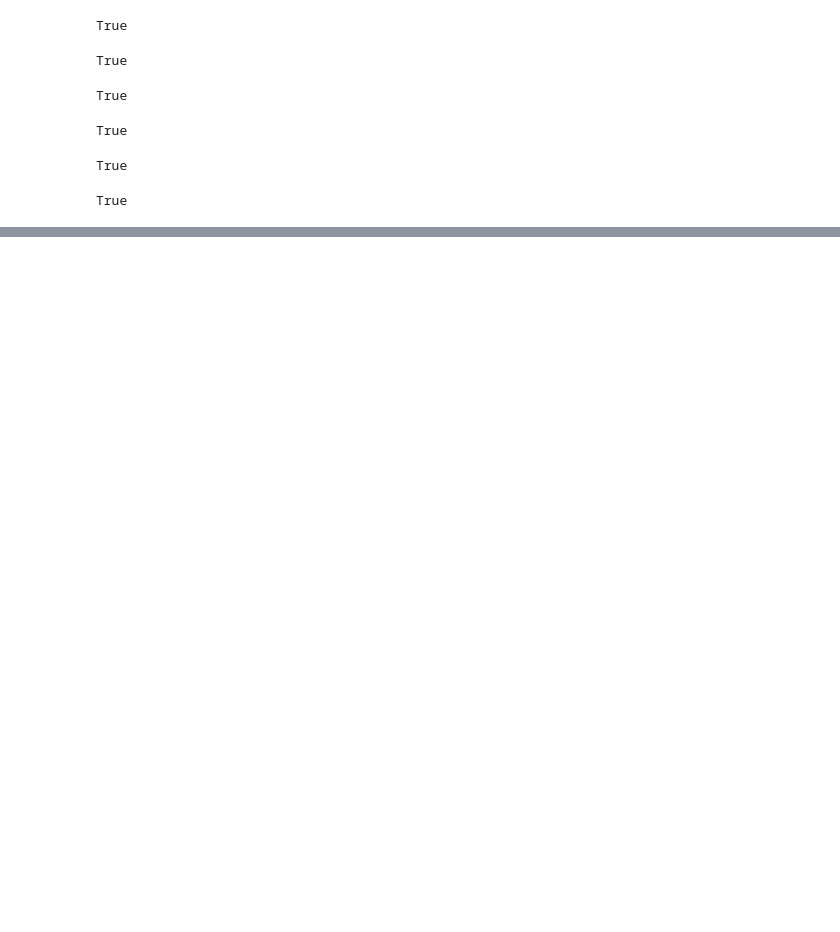
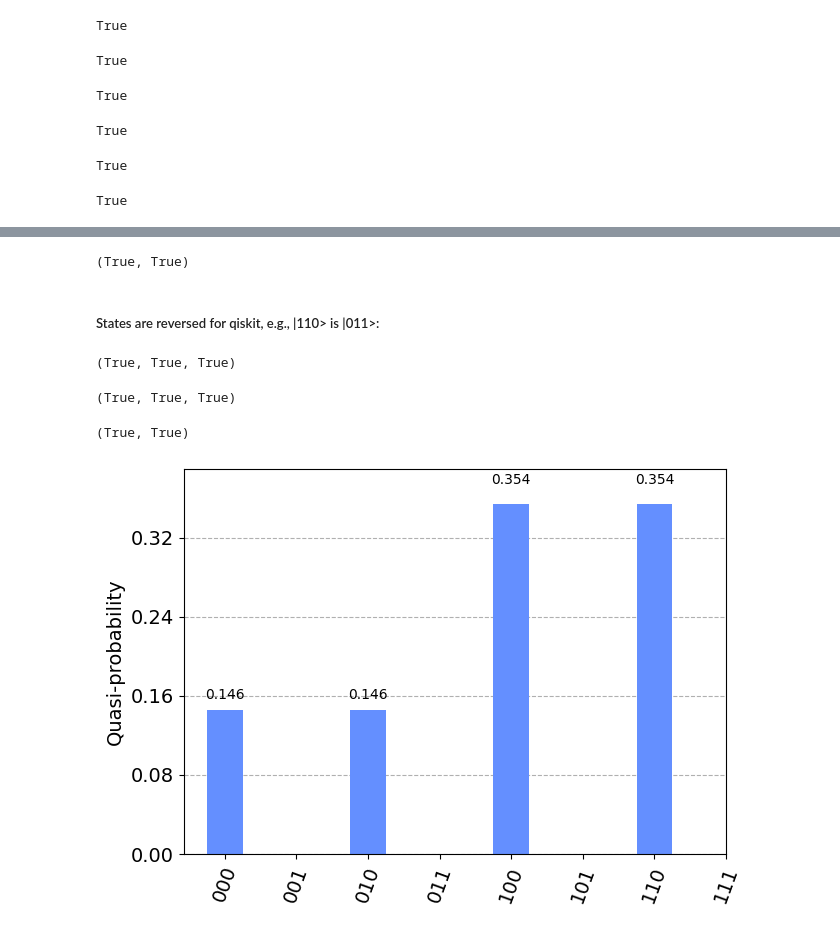
Before and after one commit to seba2390/SYMQcircuit, a Jupyter notebook: testing.ipynb, the cells around one changed output, grey strips where cells are left out. Drawn from its saved outputs; the diff is of its cells as text; code cells hidden in the pictures; blank space fills up the shorter version.

Commit message:
Added 2-qubit gates

```diff
--- a/testing.ipynb
+++ b/testing.ipynb
@@ -130,0 +151,44 @@ True
+# %%
+np.allclose(my_cnot @ _110_, _010_),np.allclose(my_cnot @ _111_, _011_),
+# %% [output]
+(True, True)
+# %% [markdown]
+##### States are reversed for qiskit, e.g., |110> is |011>:
+# %%
+np.allclose(qiskit_cnot @ _000_, _000_),np.allclose(qiskit_cnot @ _001_, _001_),np.allclose(qiskit_cnot @ _010_, _011_)
+# %% [output]
+(True, True, True)
+# %%
+np.allclose(qiskit_cnot @ _011_, _010_),np.allclose(qiskit_cnot @ _100_, _100_),np.allclose(qiskit_cnot @ _101_, _101_)
+# %% [output]
+(True, True, True)
+# %%
+np.allclose(qiskit_cnot @ _110_, _111_),np.allclose(qiskit_cnot @ _111_, _110_),
+# %% [output]
+(True, True)
+# %%
+size = 3
+test = QuantumCircuit(size)
+test.rz(1/3,nr)
+test.ry(2/3,nr)
+test.cnot(target_qubit=1,control_qubit=2)
+test.ry(4/3,nr)
+test.cnot(target_qubit=0,control_qubit=1)
+test.x(nr)
+test.h(nr)
+test.rx(2/7,nr)
+
+test2 = SYMQCircuit(size)
+test2.add_rz(nr,1/3)
+test2.add_ry(nr,2/3)
+test2.add_cnot(target_qubit=1,control_qubit=2)
+test2.add_ry(nr,4/3)
+test2.add_cnot(target_qubit=0,control_qubit=1)
+test2.add_x(nr)
+test2.add_h(nr)
+test2.add_rx(nr,2/7)
+
+probabilities = test2.get_state_probabilities()
+plot_histogram(probabilities)
+# %% [output]
+[figure, added]
```
Also changed, not shown: parts of 18 cells of this notebook, 4 other files.
